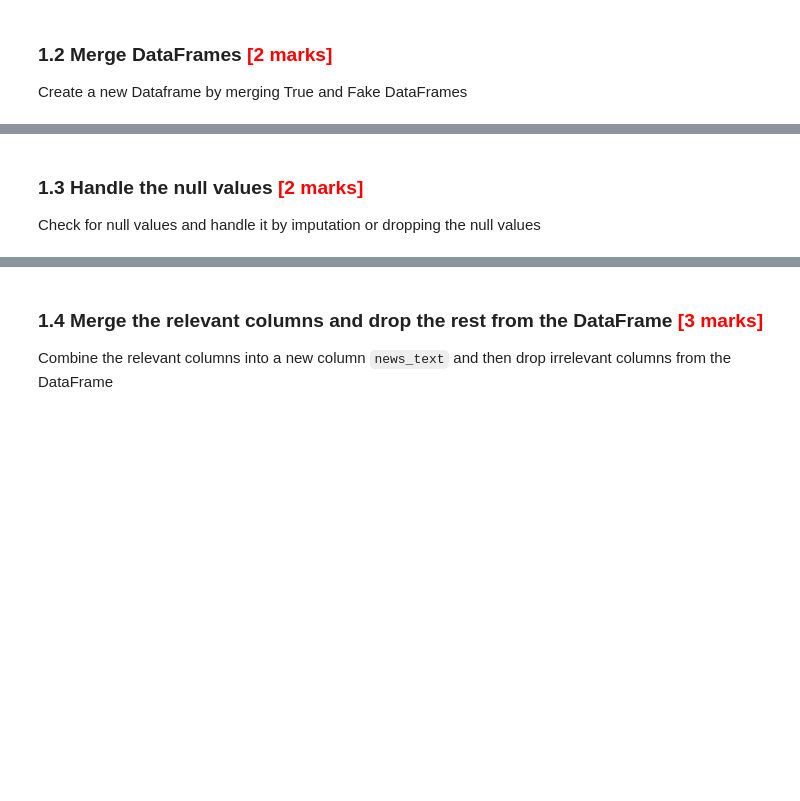
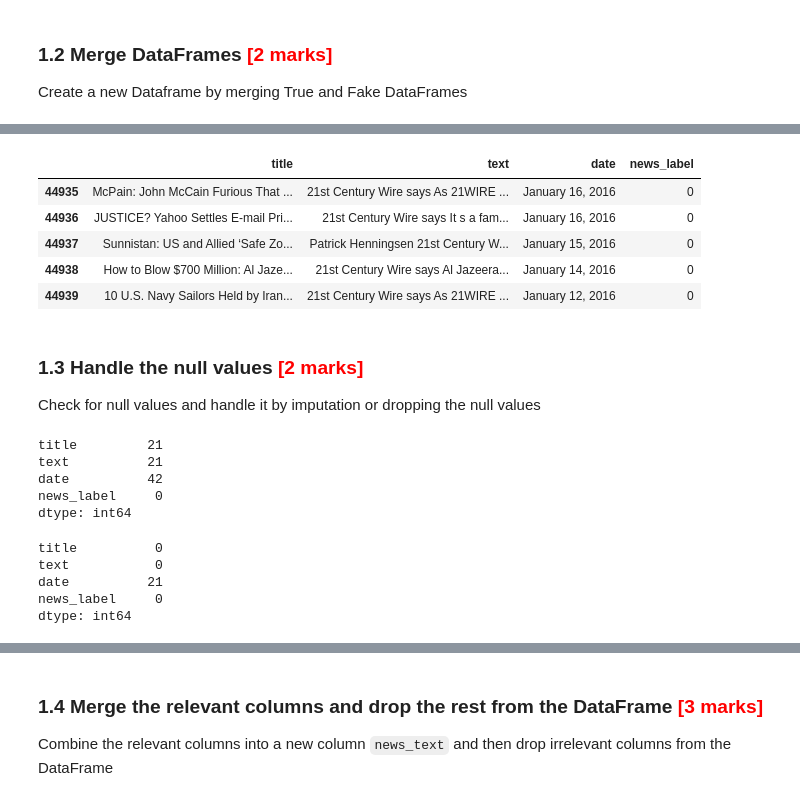
Before and after one commit to AnishRane-cox/Semantic-Fake-News-Detector, a Jupyter notebook: Fake_News_Detection_Starter.ipynb, the cells around one changed output, grey strips where cells are left out. Drawn from its saved outputs; the diff is of its cells as text; code cells hidden in the pictures; blank space fills up the shorter version.

```diff
--- a/Fake_News_Detection_Starter.ipynb
+++ b/Fake_News_Detection_Starter.ipynb
@@ -180,8 +275,24 @@ Create a new Dataframe by merging True and Fake DataFrames
+# %%
+comb_df.tail()
+# %% [output]
+|  | title | text | date | news_label |
+| 44935 | McPain: John McCain Furious That ... | 21st Century Wire says As 21WIRE ... | January 16, 2016 | 0 |
+| 44936 | JUSTICE? Yahoo Settles E-mail Pri... | 21st Century Wire says It s a fam... | January 16, 2016 | 0 |
+| 44937 | Sunnistan: US and Allied ‘Safe Zo... | Patrick Henningsen 21st Century W... | January 15, 2016 | 0 |
+| 44938 | How to Blow $700 Million: Al Jaze... | 21st Century Wire says Al Jazeera... | January 14, 2016 | 0 |
+| 44939 | 10 U.S. Navy Sailors Held by Iran... | 21st Century Wire says As 21WIRE ... | January 12, 2016 | 0 |
 # %% [markdown]
 ### **1.3** Handle the null values  <font color = red>[2 marks]</font> <br>
 
 Check for null values and handle it by imputation or dropping the null values
 # %%
 # Check Presence of Null Values
+print(comb_df.isnull().sum())
+# %% [output]
+title         21
+text          21
+date          42
+news_label     0
+dtype: int64
 # %%
 # Handle Rows with Null Values
@@ -187,0 +300,8 @@ Check for null values and handle it by imputation or dropping the null values
+# %%
+print(comb_df.isnull().sum())
+# %% [output]
+title          0
+text           0
+date          21
+news_label     0
+dtype: int64
```
Also changed, not shown: parts of 29 cells of this notebook.
